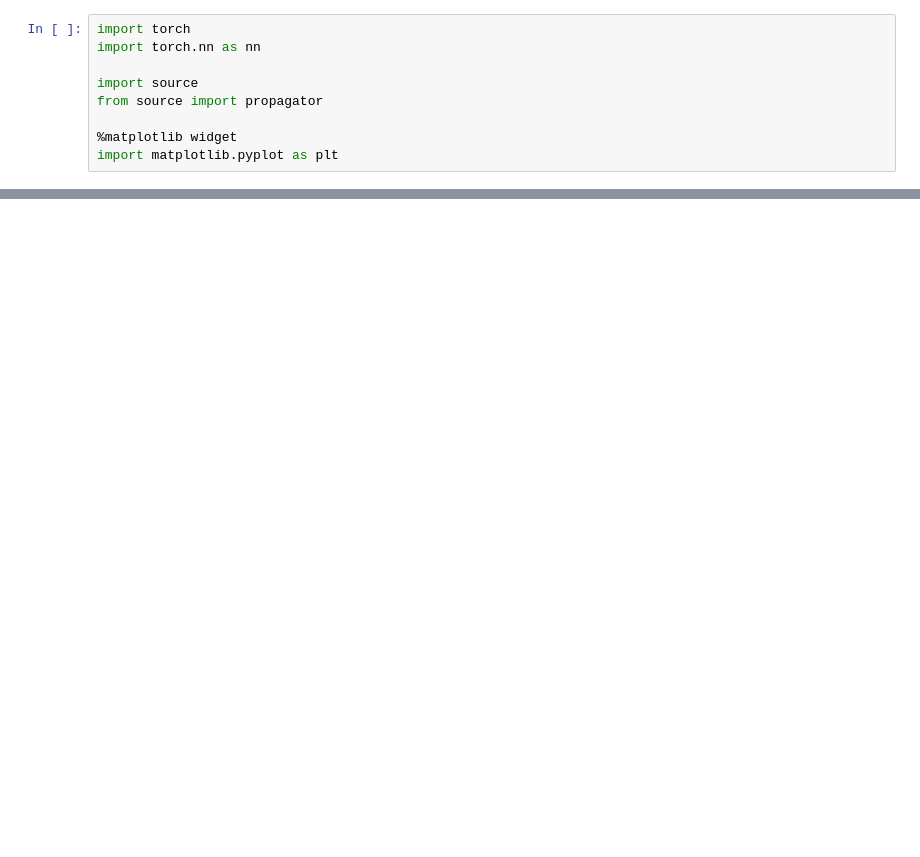
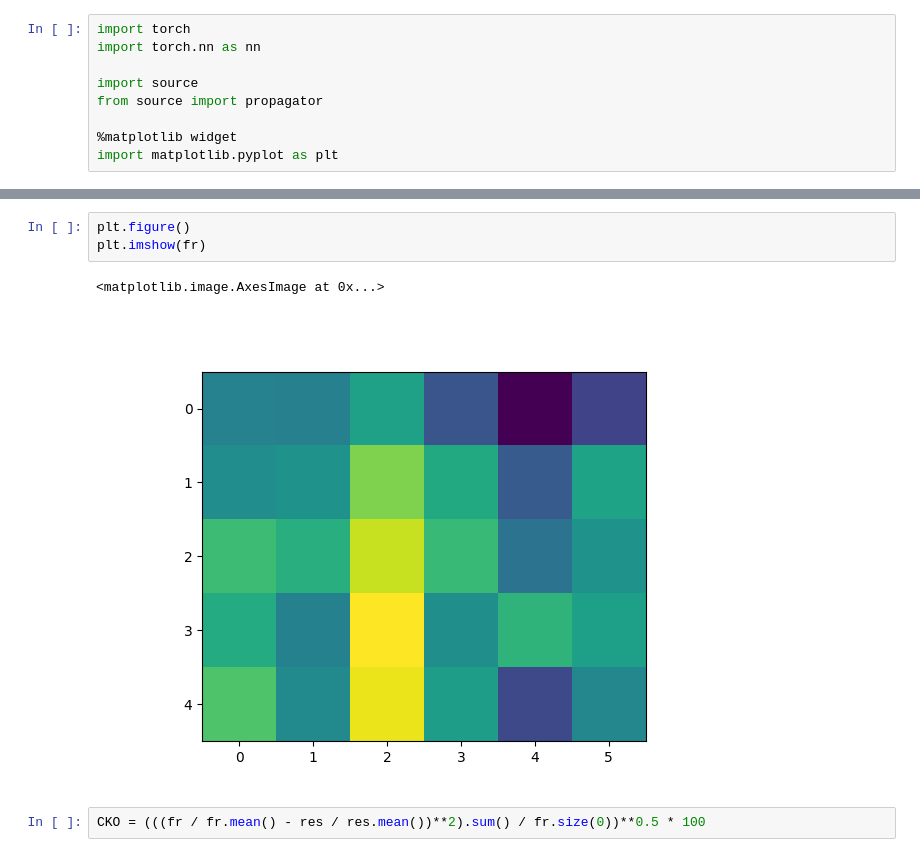
Before and after one commit to amacomm/Optical_matrix_multiplication, a Jupyter notebook: Notebook.ipynb, the cells around one changed output, grey strips where cells are left out. Drawn from its saved outputs; the diff is of its cells as text; blank space fills up the shorter version.

```diff
--- a/Notebook.ipynb
+++ b/Notebook.ipynb
@@ -37,0 +46,8 @@ CKO = (((fr / fr.mean() - res / res.mean())**2).sum() / fr.size(0))**0.5 * 100
+# %%
+plt.figure()
+plt.imshow(fr)
+# %% [output]
+<matplotlib.image.AxesImage at 0x...>
+[figure, added]
+# %%
+CKO = (((fr / fr.mean() - res / res.mean())**2).sum() / fr.size(0))**0.5 * 100
```
Also changed, not shown: parts of 21 cells of this notebook, 6 other files.
